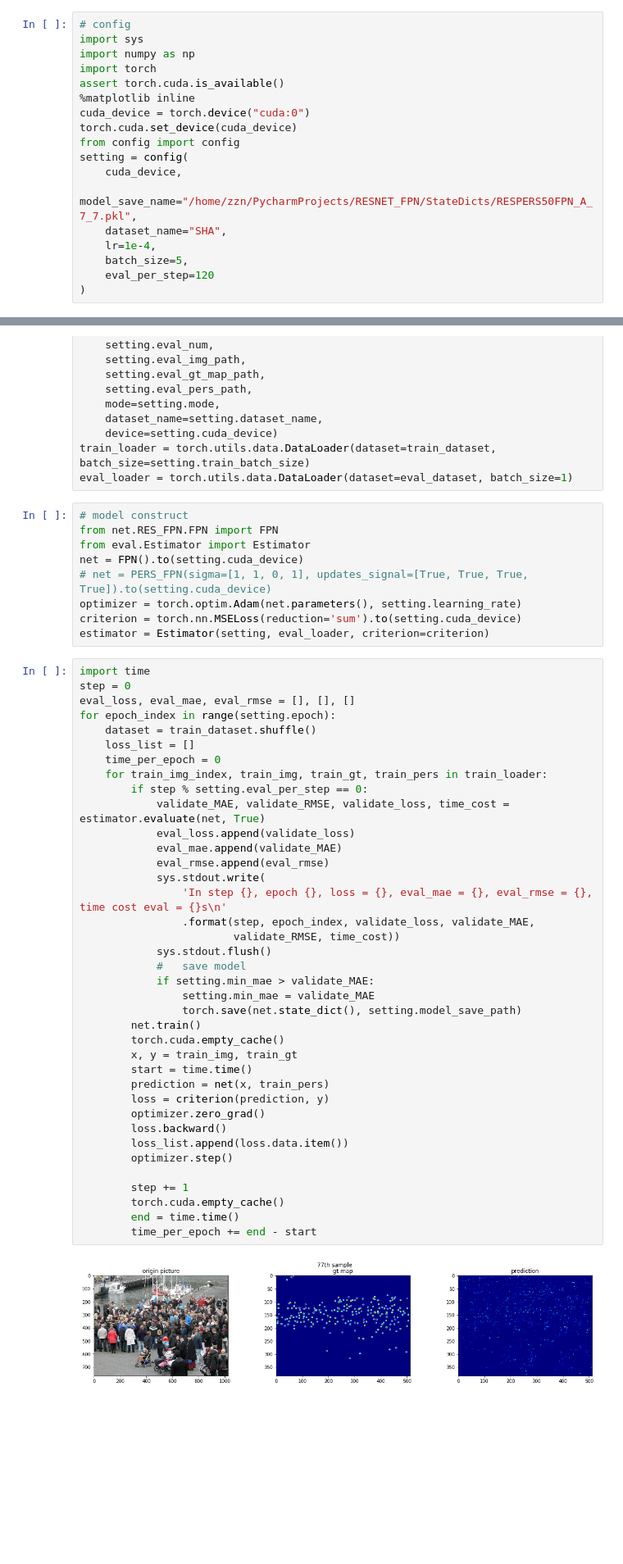
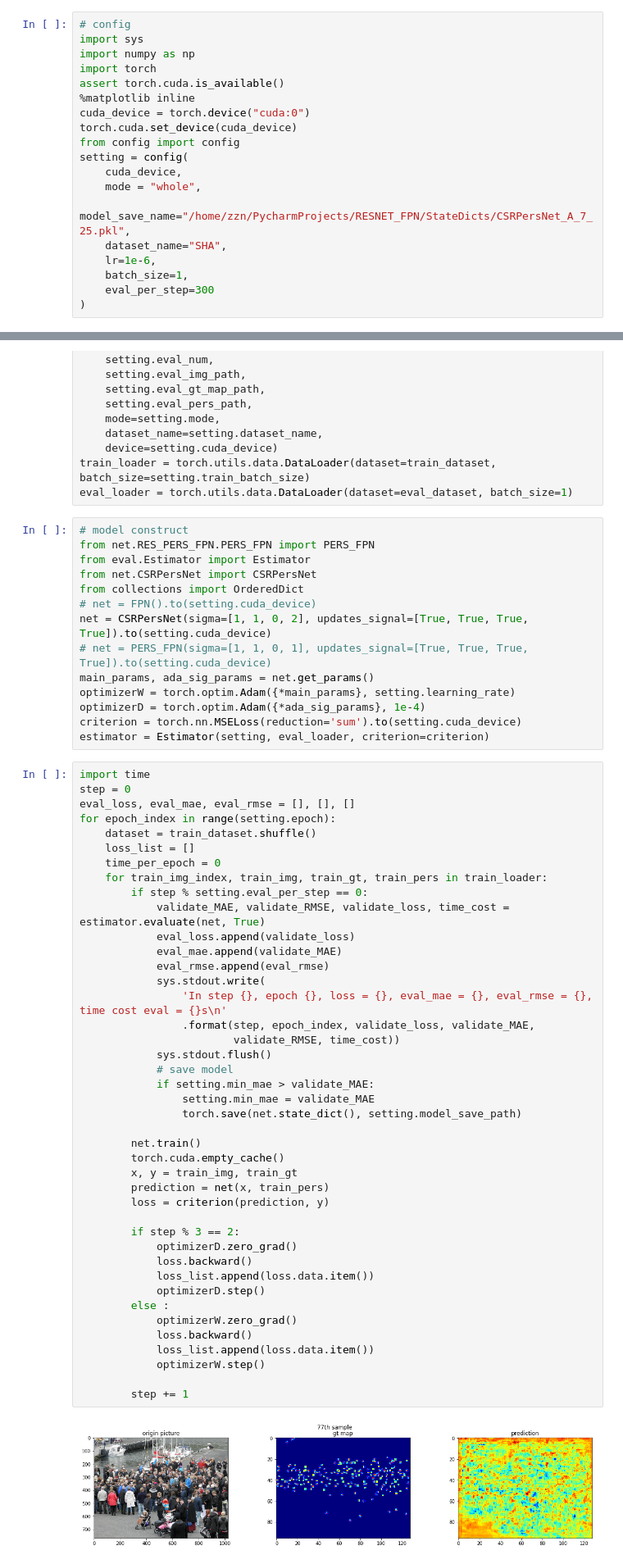
Before and after one commit to zw-team/RESNET_FPN, a Jupyter notebook: main.ipynb, the cells around one changed output, grey strips where cells are left out. Shown at 82% size. Cells and saved outputs as stored; diff of their text form; blank space fills up the shorter version.

```diff
--- a/main.ipynb
+++ b/main.ipynb
@@ -10,11 +10,12 @@ torch.cuda.set_device(cuda_device)
 from config import config
 setting = config(
     cuda_device,
-    model_save_name="/home/zzn/PycharmProjects/RESNET_FPN/StateDicts/RESPERS50FPN_A_7_7.pkl",
+    mode = "whole",
+    model_save_name="/home/zzn/PycharmProjects/RESNET_FPN/StateDicts/CSRPersNet_A_7_25.pkl",
     dataset_name="SHA",
-    lr=1e-4,
-    batch_size=5,
-    eval_per_step=120
+    lr=1e-6,
+    batch_size=1,
+    eval_per_step=300
 )
 # %%
 # data_load
@@ -41,50 +42,59 @@ train_loader = torch.utils.data.DataLoader(dataset=train_dataset, batch_size=set
 eval_loader = torch.utils.data.DataLoader(dataset=eval_dataset, batch_size=1)
 # %%
 # model construct
-from net.RES_FPN.FPN import FPN
+from net.RES_PERS_FPN.PERS_FPN import PERS_FPN
 from eval.Estimator import Estimator
-net = FPN().to(setting.cuda_device)
+from net.CSRPersNet import CSRPersNet
+from collections import OrderedDict
+# net = FPN().to(setting.cuda_device)
+net = CSRPersNet(sigma=[1, 1, 0, 2], updates_signal=[True, True, True, True]).to(setting.cuda_device)
 # net = PERS_FPN(sigma=[1, 1, 0, 1], updates_signal=[True, True, True, True]).to(setting.cuda_device)
-optimizer = torch.optim.Adam(net.parameters(), setting.learning_rate)
+main_params, ada_sig_params = net.get_params()
+optimizerW = torch.optim.Adam({*main_params}, setting.learning_rate)
+optimizerD = torch.optim.Adam({*ada_sig_params}, 1e-4)
 criterion = torch.nn.MSELoss(reduction='sum').to(setting.cuda_device)
 estimator = Estimator(setting, eval_loader, criterion=criterion)
 # %%
 import time
 step = 0
 eval_loss, eval_mae, eval_rmse = [], [], []
 for epoch_index in range(setting.epoch):
     dataset = train_dataset.shuffle()
     loss_list = []
     time_per_epoch = 0
     for train_img_index, train_img, train_gt, train_pers in train_loader:
         if step % setting.eval_per_step == 0:
             validate_MAE, validate_RMSE, validate_loss, time_cost = estimator.evaluate(net, True)
             eval_loss.append(validate_loss)
             eval_mae.append(validate_MAE)
             eval_rmse.append(eval_rmse)
             sys.stdout.write(
                 'In step {}, epoch {}, loss = {}, eval_mae = {}, eval_rmse = {}, time cost eval = {}s\n'
                 .format(step, epoch_index, validate_loss, validate_MAE,
                         validate_RMSE, time_cost))
             sys.stdout.flush()
-            #   save model
+            # save model
             if setting.min_mae > validate_MAE:
                 setting.min_mae = validate_MAE
                 torch.save(net.state_dict(), setting.model_save_path)
+
         net.train()
         torch.cuda.empty_cache()
         x, y = train_img, train_gt
-        start = time.time()
         prediction = net(x, train_pers)
         loss = criterion(prediction, y)
-        optimizer.zero_grad()
-        loss.backward()
-        loss_list.append(loss.data.item())
-        optimizer.step()
+
+        if step % 3 == 2:
+            optimizerD.zero_grad()
+            loss.backward()
+            loss_list.append(loss.data.item())
+            optimizerD.step()
+        else :
+            optimizerW.zero_grad()
+            loss.backward()
+            loss_list.append(loss.data.item())
+            optimizerW.step()
 
         step += 1
-        torch.cuda.empty_cache()
-        end = time.time()
-        time_per_epoch += end - start
 # %% [output]
-[figure, old version]
+[figure, new version]
```
Also changed, not shown: parts of 1 cell of this notebook, 9 other files.
